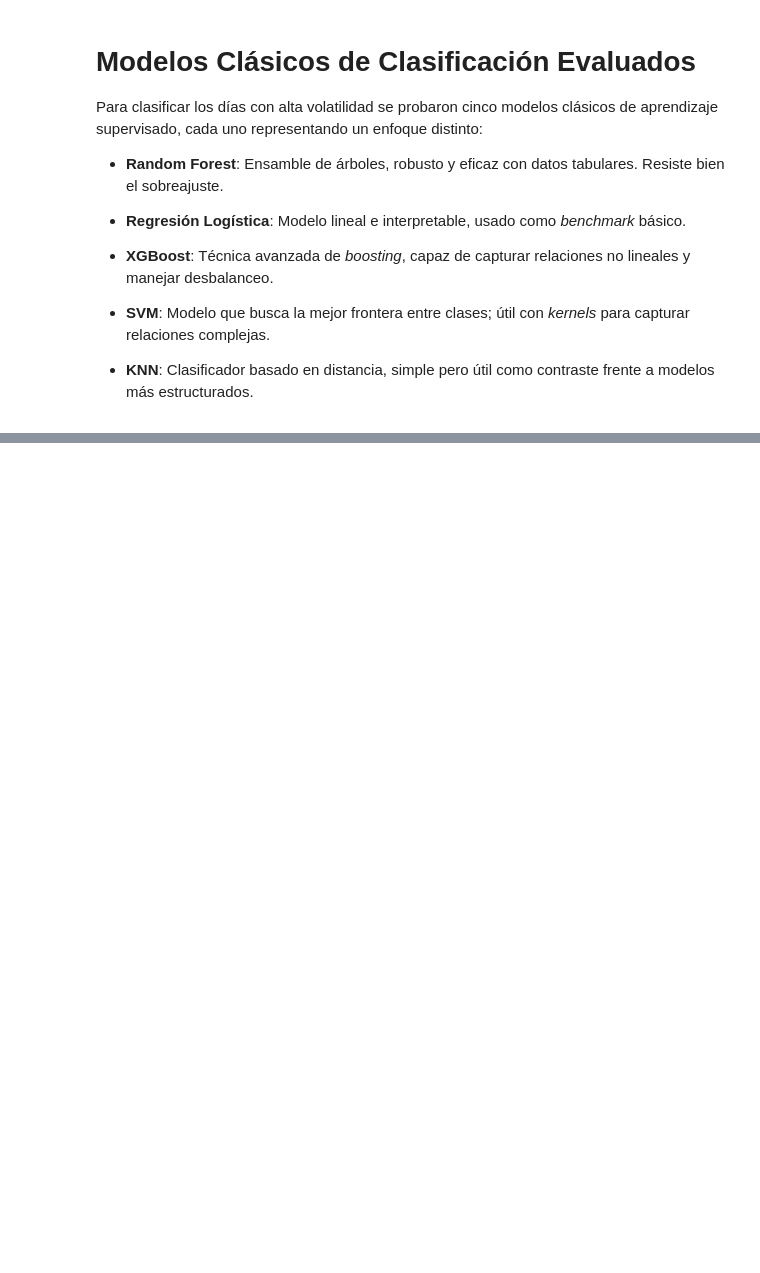
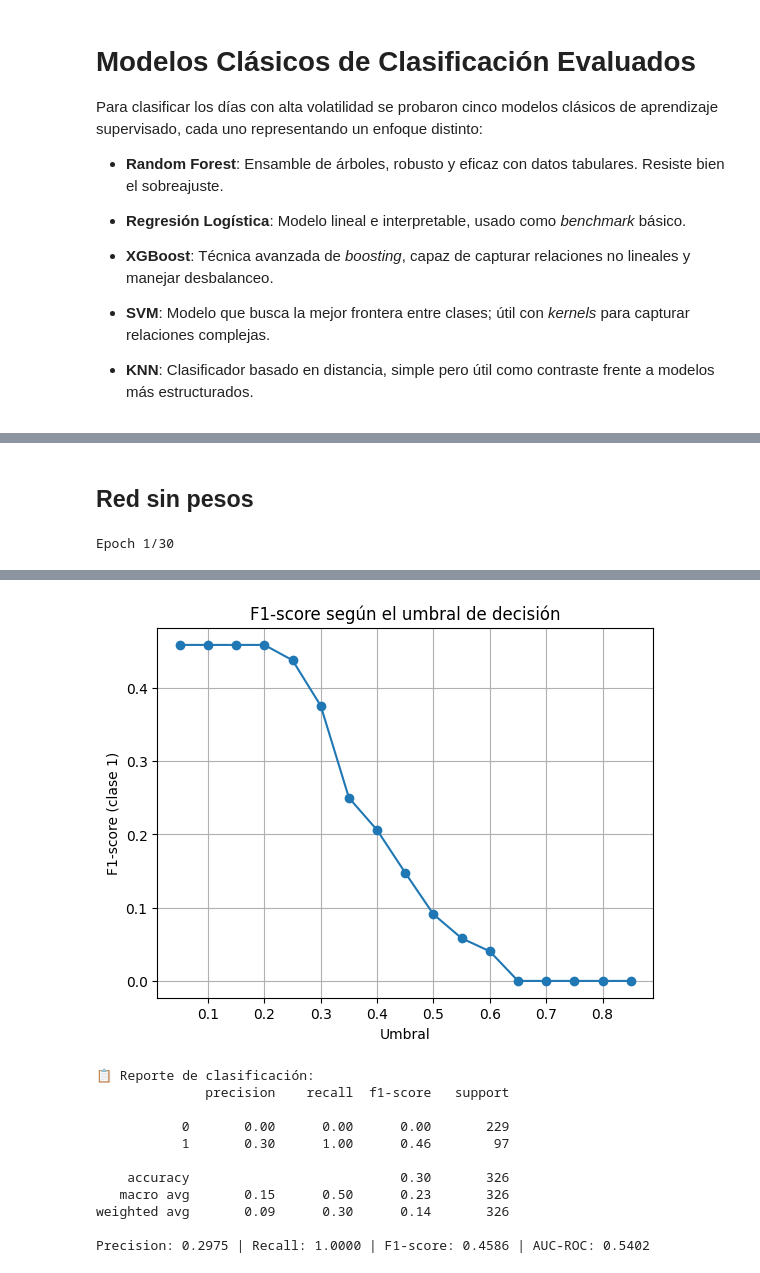
Before and after one commit to DanielRM23/Aprendizaje-Automatizado, a Jupyter notebook: ProyectoFinal /Proyecto_ML_version2.ipynb, the cells around one changed output, grey strips where cells are left out. Saved outputs shown, nothing was run; the diff lists cells and outputs as text; code cells hidden in the pictures; blank space fills up the shorter version.

Commit message:
Primer versión terminada hasta la red RNN con y sin pesos

```diff
--- a/ProyectoFinal /Proyecto_ML_version2.ipynb
+++ b/ProyectoFinal /Proyecto_ML_version2.ipynb
@@ -891,7 +392,0 @@ Este formato es ideal para modelos de series de tiempo como **RNNs**, **LSTMs**
-# %%
-from sklearn.metrics import f1_score
-
-for thresh in np.arange(0.40, 0.51, 0.01):
-    y_pred = (y_pred_probs > thresh).astype(int).flatten()
-    f1 = f1_score(y_test_rnn, y_pred)
-    print(f"Umbral {thresh:.2f}: F1 = {f1:.3f}")
@@ -1203,0 +1105,6 @@ weighted avg       0.68      0.41      0.36       326
+# %% [markdown]
+## Red sin pesos
+# %%
+f1_sin_pesos, history_sin_pesos, model_sin_pesos = entrenar_y_evaluar(X_train_rnn, y_train_rnn, X_test_rnn, y_test_rnn, usar_pesos=False)
+# %% [output]
+Epoch 1/30
@@ -1203,0 +1123,12 @@ weighted avg       0.68      0.41      0.36       326
+[figure, added]
+📋 Reporte de clasificación:
+              precision    recall  f1-score   support
+
+           0       0.00      0.00      0.00       229
+           1       0.30      1.00      0.46        97
+
+    accuracy                           0.30       326
+   macro avg       0.15      0.50      0.23       326
+weighted avg       0.09      0.30      0.14       326
+
+Precision: 0.2975 | Recall: 1.0000 | F1-score: 0.4586 | AUC-ROC: 0.5402
```
Also changed, not shown: parts of 38 cells of this notebook.
